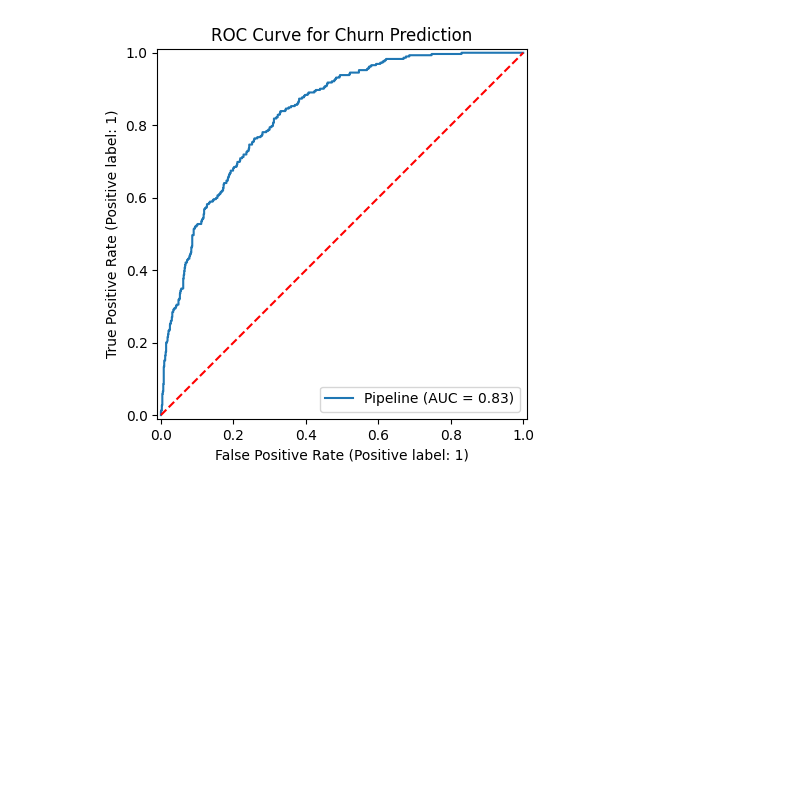
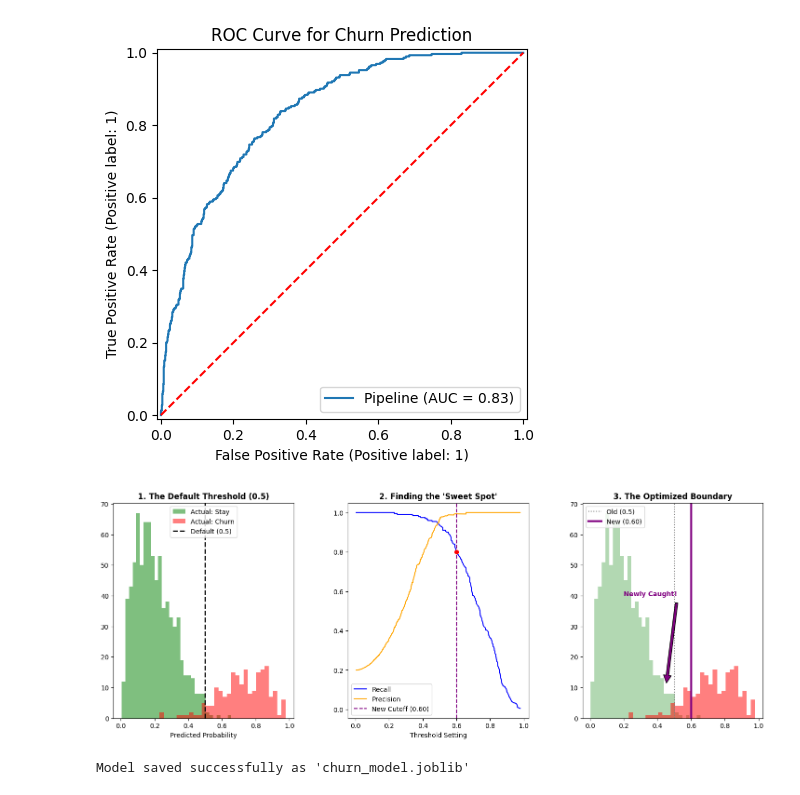
Before and after one commit to shank187/customer-churn-prediction-pipeline, a Jupyter notebook: telco-churn-analysis.ipynb, the cells around one changed output. Cells and saved outputs as stored; diff of their text form; code cells hidden in the pictures; blank space fills up the shorter version.

```diff
--- a/telco-churn-analysis.ipynb
+++ b/telco-churn-analysis.ipynb
@@ -270,3 +272,67 @@ plt.show()
 ROC-AUC Score: 0.8345
 <Figure size 1000x600 with 0 Axes>
 [figure]
+# %%
+import numpy as np
+import matplotlib.pyplot as plt
+from sklearn.metrics import precision_recall_curve
+
+#(For Visualization Only)
+np.random.seed(42)
+
+# Simulate "Stayers" (Green) - mostly low probability
+probs_0 = np.random.beta(2, 8, 800)
+
+# Simulate "Churners" (Red) - dispersed probabilities
+probs_1 = np.random.beta(7, 3, 200)
+
+y_true = np.concatenate([np.zeros(800), np.ones(200)])
+y_proba = np.concatenate([probs_0, probs_1])
+
+fig, axes = plt.subplots(1, 3, figsize=(18, 6))
+plt.subplots_adjust(wspace=0.3)
+
+# Plot 1: The Default Problem
+axes[0].hist(probs_0, bins=30, color='green', alpha=0.5, label='Actual: Stay')
+axes[0].hist(probs_1, bins=30, color='red', alpha=0.5, label='Actual: Churn')
+axes[0].axvline(0.5, color='black', linestyle='--', linewidth=2, label='Default (0.5)')
+axes[0].set_title("1. The Default Threshold (0.5)", fontsize=12, fontweight='bold')
+axes[0].set_xlabel("Predicted Probability")
+axes[0].legend(loc='upper center')
+
+# Plot 2: The Tuning Curve
+precisions, recalls, thresholds = precision_recall_curve(y_true, y_proba)
+target_recall = 0.80
+idx = np.argmin(np.abs(recalls - target_recall))
+opt_thresh = thresholds[idx]
+
+axes[1].plot(thresholds, recalls[:-1], color='blue', label='Recall')
+axes[1].plot(thresholds, precisions[:-1], color='orange', label='Precision')
+axes[1].axvline(opt_thresh, color='purple', linestyle='--', label=f'New Cutoff ({opt_thresh:.2f})')
+axes[1].scatter(opt_thresh, recalls[idx], color='red', zorder=5)
+axes[1].set_title("2. Finding the 'Sweet Spot'", fontsize=12, fontweight='bold')
+axes[1].set_xlabel("Threshold Setting")
+axes[1].legend()
+
+# Plot 3: The Solution
+axes[2].hist(probs_0, bins=30, color='green', alpha=0.3)
+axes[2].hist(probs_1, bins=30, color='red', alpha=0.5)
+axes[2].axvline(0.5, color='gray', linestyle=':', label='Old (0.5)')
+axes[2].axvline(opt_thresh, color='purple', linewidth=3, label=f'New ({opt_thresh:.2f})')
+axes[2].annotate('Newly Caught!', xy=(0.45, 10), xytext=(0.2, 40),
+                arrowprops=dict(facecolor='purple', shrink=0.05), color='purple', fontweight='bold')
+axes[2].set_title("3. The Optimized Boundary", fontsize=12, fontweight='bold')
+axes[2].legend(loc='upper left')
+
+plt.show()
+# %% [output]
+[figure, added]
+# %%
+import joblib
+
+# Save the pipeline
+joblib.dump(churn_pipeline, 'churn_model.joblib')
+
+print("Model saved successfully as 'churn_model.joblib'")
+# %% [output]
+Model saved successfully as 'churn_model.joblib'
```
Also changed, not shown: parts of 1 cell of this notebook, 4 other files.
